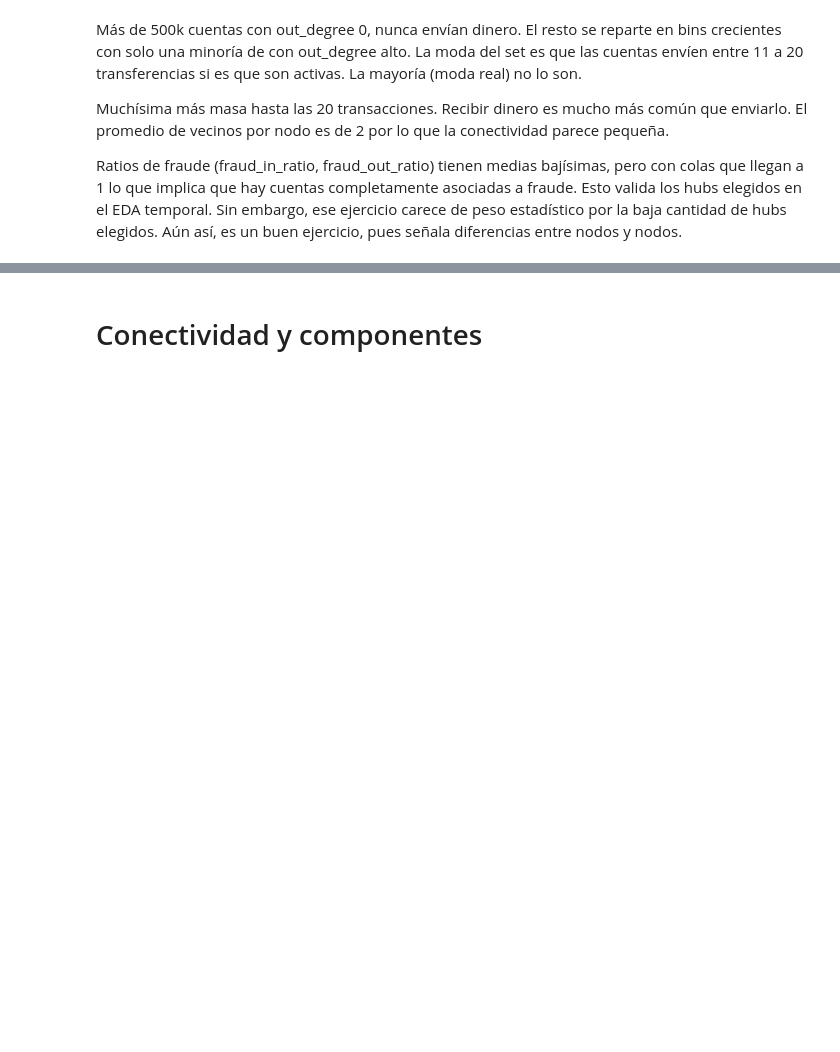
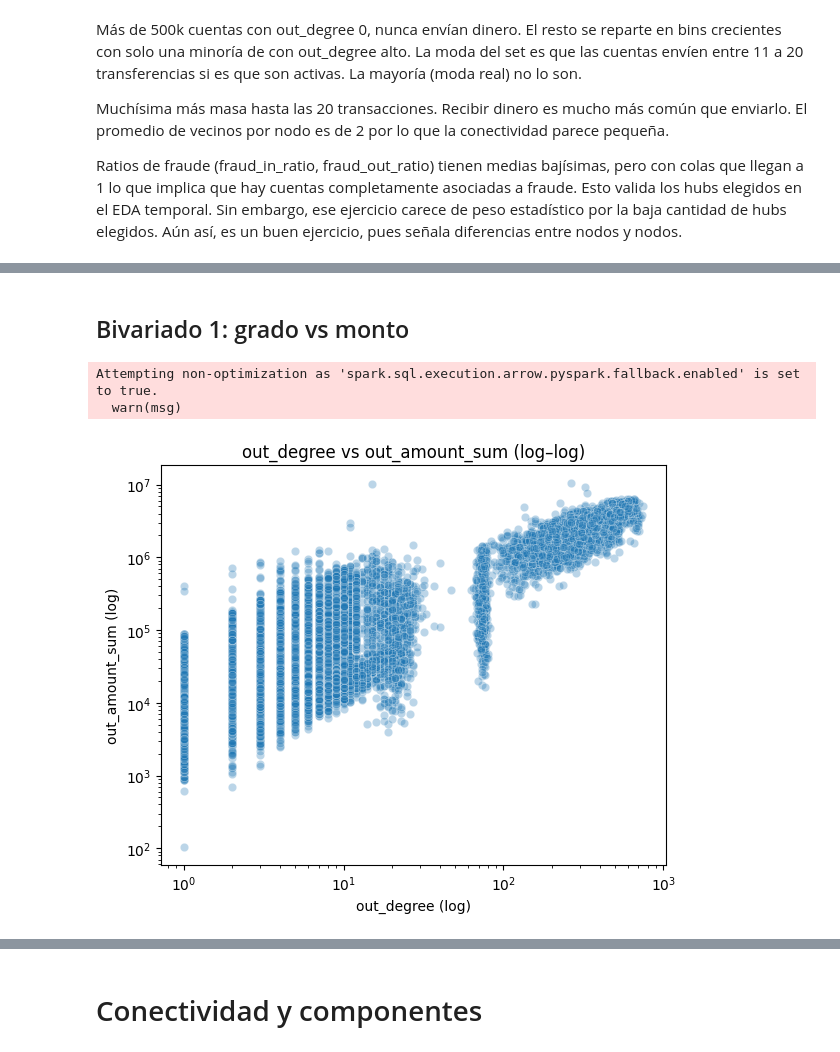
Before and after one commit to IngElecPuc/KaggleChallenges, a Jupyter notebook: Anti Money Laundering Transaction Data/EDA Topológico.ipynb, the cells around one changed output, grey strips where cells are left out. Drawn from its saved outputs; the diff is of its cells as text; code cells hidden in the pictures; blank space fills up the shorter version.

```diff
--- a/Anti Money Laundering Transaction Data/EDA Topológico.ipynb
+++ b/Anti Money Laundering Transaction Data/EDA Topológico.ipynb
@@ -464,0 +538,29 @@ Ratios de fraude (fraud_in_ratio, fraud_out_ratio) tienen medias bajísimas, per
+# %% [markdown]
+## Bivariado 1: grado vs monto
+# %%
+active_out_df = node_metrics_df.filter(
+    (F.col("out_degree") > 0) & (F.col("out_amount_sum") > 0)
+)
+
+active_out_pd = active_out_df.select(
+    "out_degree", "out_amount_sum"
+).toPandas()
+
+plt.figure(figsize=(6,5))
+sns.scatterplot(
+    data=active_out_pd.sample(frac=0.2, random_state=42),  # sub-muestra para no saturar
+    x="out_degree",
+    y="out_amount_sum",
+    alpha=0.3
+)
+plt.xscale("log")
+plt.yscale("log")
+plt.xlabel("out_degree (log)")
+plt.ylabel("out_amount_sum (log)")
+plt.title("out_degree vs out_amount_sum (log–log)")
+plt.tight_layout()
+plt.show()
+# %% [output]
+Attempting non-optimization as 'spark.sql.execution.arrow.pyspark.fallback.enabled' is set to true.
+  warn(msg)
+[figure, added]
```
Also changed, not shown: parts of 13 cells of this notebook.
